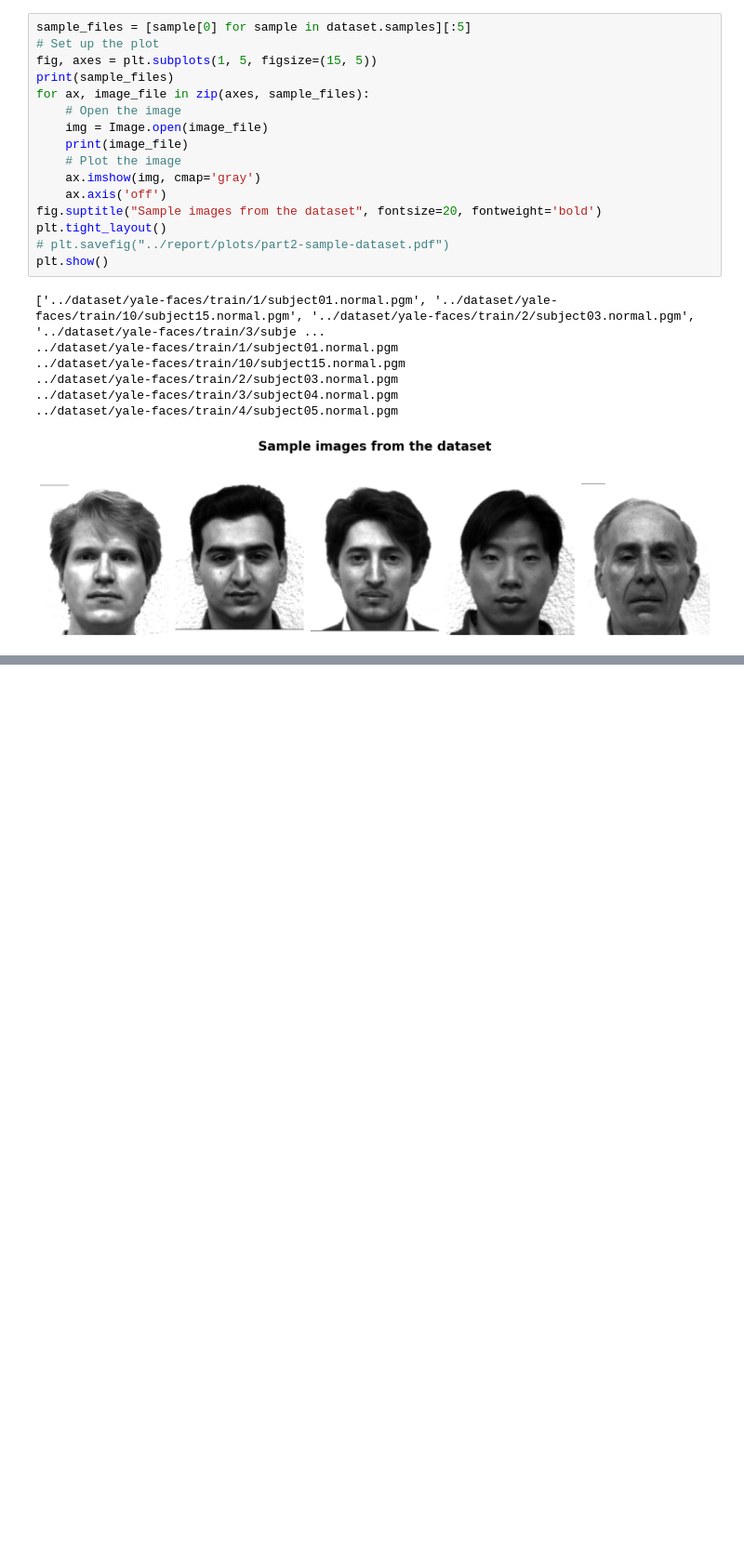
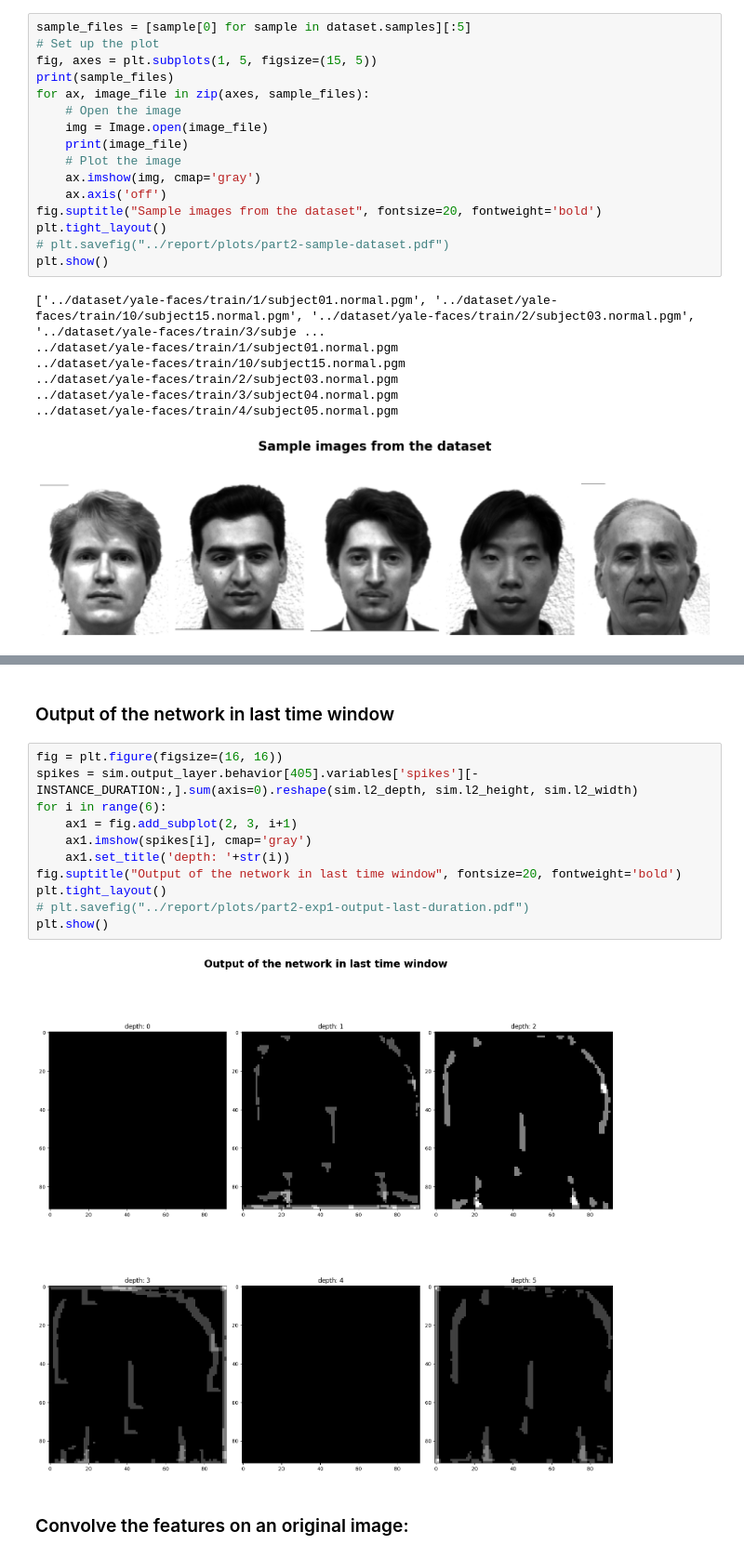
Before and after one commit to Amir-Entezari/neuroscience-convolutional-spiking-neural-network, a Jupyter notebook: notebooks/part2.ipynb, the cells around one changed output, grey strips where cells are left out. Shown at 93% size. Saved outputs shown, nothing was run; the diff lists cells and outputs as text; blank space fills up the shorter version.

Commit message:
feat(experiment): write the first experiment as sample with convolutional spiking neural network

```diff
--- a/notebooks/part2.ipynb
+++ b/notebooks/part2.ipynb
@@ -285,0 +385,17 @@ plt.show()
+# %% [markdown]
+### Output of the network in last time window
+# %%
+fig = plt.figure(figsize=(16, 16))
+spikes = sim.output_layer.behavior[405].variables['spikes'][-INSTANCE_DURATION:,].sum(axis=0).reshape(sim.l2_depth, sim.l2_height, sim.l2_width)
+for i in range(6):
+    ax1 = fig.add_subplot(2, 3, i+1)
+    ax1.imshow(spikes[i], cmap='gray')
+    ax1.set_title('depth: '+str(i))
+fig.suptitle("Output of the network in last time window", fontsize=20, fontweight='bold')
+plt.tight_layout()
+# plt.savefig("../report/plots/part2-exp1-output-last-duration.pdf")
+plt.show()
+# %% [output]
+[figure, added]
+# %% [markdown]
+### Convolve the features on an original image:
```
Also changed, not shown: parts of 24 cells of this notebook.
